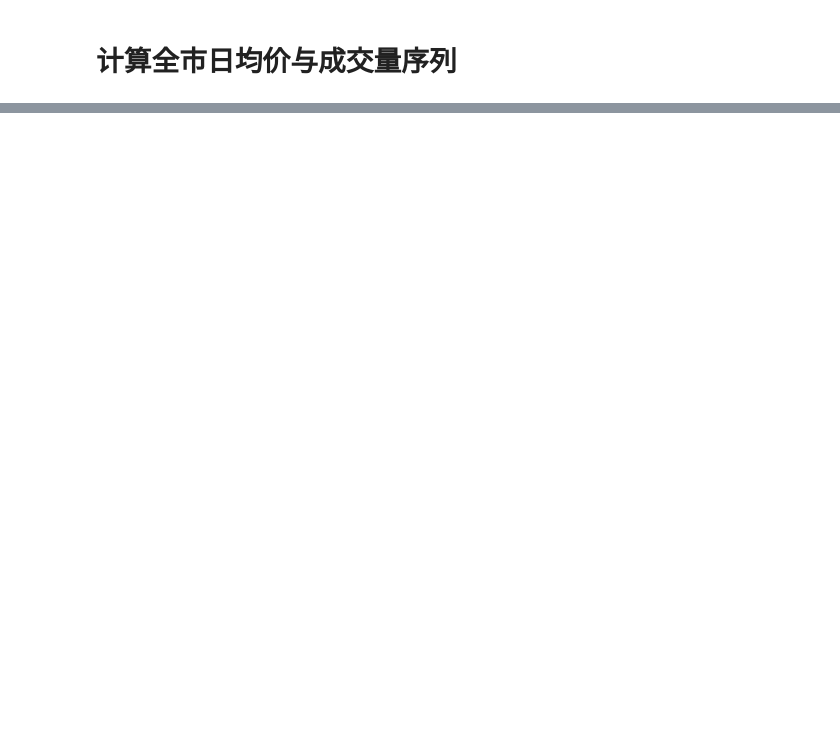
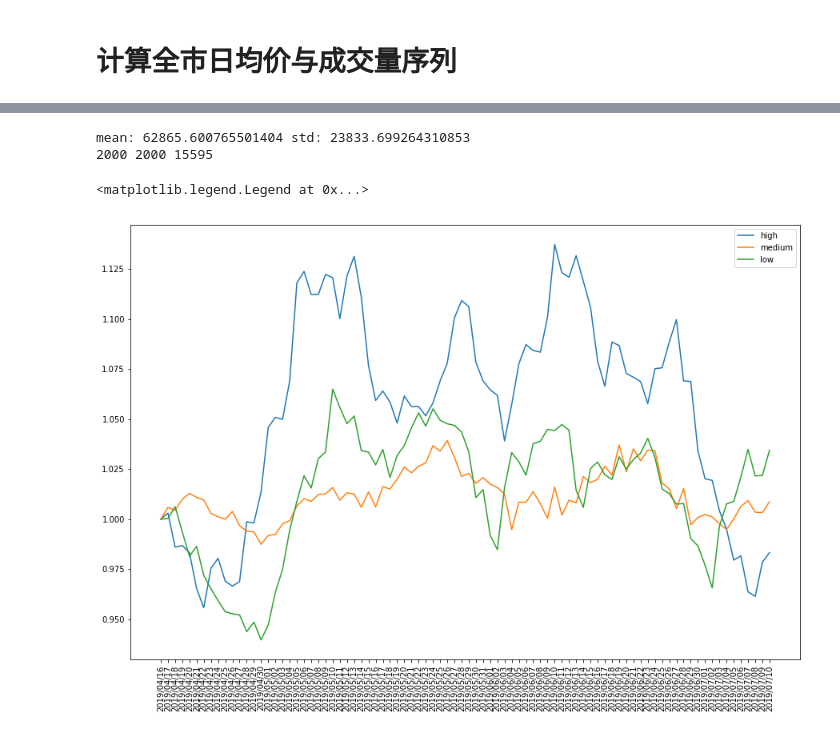
Before and after one commit to naoko821/LianjiaSpider, a Jupyter notebook: analysis.ipynb, the cells around one changed output, grey strips where cells are left out. Drawn from its saved outputs; the diff is of its cells as text; code cells hidden in the pictures; blank space fills up the shorter version.

```diff
--- a/analysis.ipynb
+++ b/analysis.ipynb
@@ -136,0 +179,38 @@ df.loc[df['小区'].str.contains('平乐园')].sort_values(by='成交时间', as
+# %%
+ma_length = 10
+mean_price = df['成交价(元/平)'].mean()
+price_std = df['成交价(元/平)'].std()
+print('mean:', mean_price, 'std:', price_std)
+threshold = 1.3
+#high_df = df.loc[df['成交价(元/平)']>= mean_price + threshold * price_std]
+#low_df =  df.loc[df['成交价(元/平)']< mean_price - threshold* price_std]
+#medium_df = df.loc[df['成交价(元/平)']< mean_price + threshold * price_std]
+#medium_df = medium_df.loc[medium_df['成交价(元/平)']>= mean_price - threshold * price_std]
+df = df.sort_values('售价(万)')
+
+high_df = df.iloc[:2000]
+low_df = df.iloc[-2000:]
+medium_df = df.iloc[2000:-2000]
+print(len(high_df), len(low_df), len(medium_df))
+def getPriceSeries(df):
+    gp = df.groupby(['成交时间'])['成交价(元/平)']
+    res=pd.DataFrame({"volume":gp.size(),"median_price":gp.median(), "mean_price":gp.mean()})
+    res = res.sort_index()
+    res = res.iloc[:len(res)-1]
+    res = get_moving_average(res, ma_length)
+    return res
+highSeries=getPriceSeries(high_df)
+mediumSeries=getPriceSeries(medium_df)
+lowSeries=getPriceSeries(low_df)
+# %% [output]
+mean: 62865.600765501404 std: 23833.699264310853
+2000 2000 15595
+# %%
+plt.plot(highSeries['mean_price']/highSeries['mean_price'][0])
+plt.plot(mediumSeries['mean_price']/mediumSeries['mean_price'][0])
+plt.plot(lowSeries['mean_price']/lowSeries['mean_price'][0])
+plt.xticks(rotation=90)
+plt.legend(['high','medium', 'low'])
+# %% [output]
+<matplotlib.legend.Legend at 0x...>
+[figure, added]
```
Also changed, not shown: parts of 10 cells of this notebook, 8 other files.
